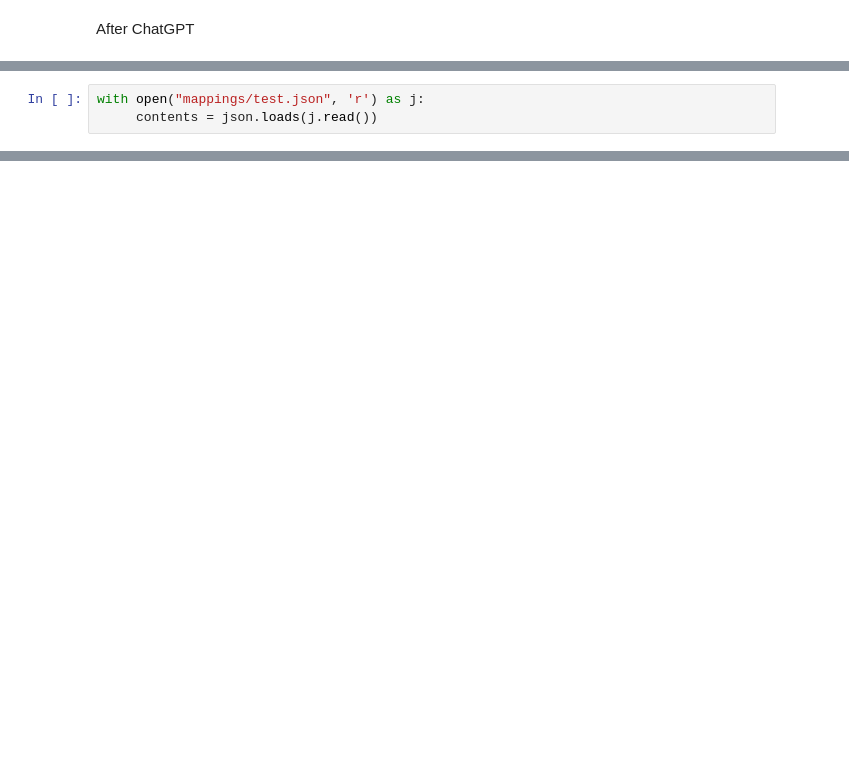
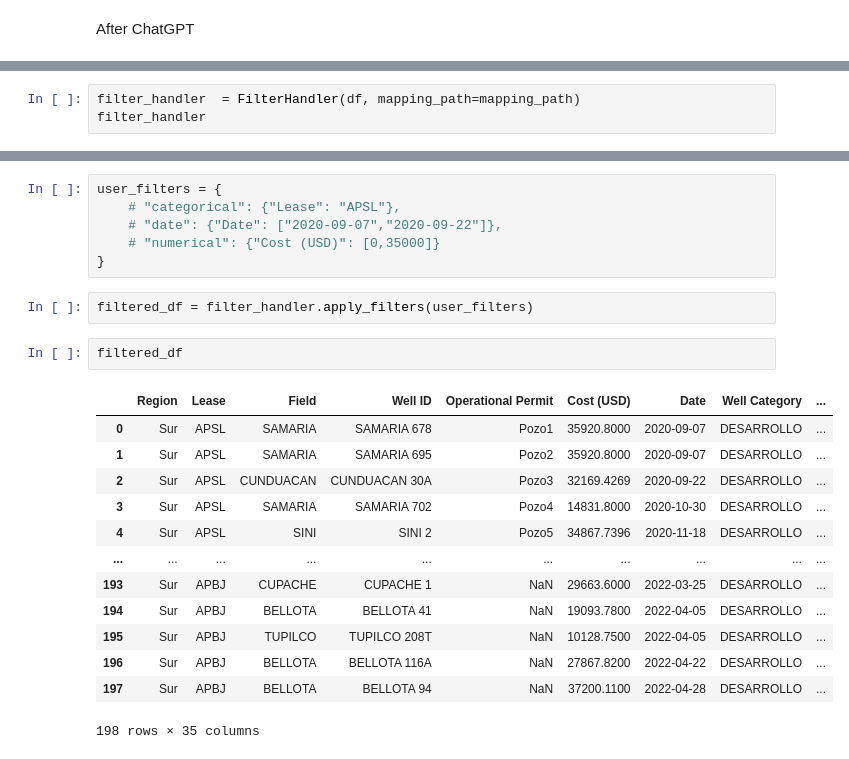
Before and after one commit to marcusats/oil-kpis, a Jupyter notebook: support.ipynb, the cells around one changed output, grey strips where cells are left out. Cells and saved outputs as stored; diff of their text form; blank space fills up the shorter version.

```diff
--- a/support.ipynb
+++ b/support.ipynb
@@ -163,3 +148,0 @@ Step 1: mappings=['Solvent Volume (m3)', 'Acid Volume (m3)', None, None]
-# %%
-with open("mappings/test.json", 'r') as j:
-     contents = json.loads(j.read())
@@ -185,0 +261,3 @@ contents
+# %%
+filter_handler  = FilterHandler(df, mapping_path=mapping_path)
+filter_handler
@@ -185,0 +280,24 @@ contents
+# %%
+user_filters = {
+    # "categorical": {"Lease": "APSL"},
+    # "date": {"Date": ["2020-09-07","2020-09-22"]},
+    # "numerical": {"Cost (USD)": [0,35000]}
+}
+# %%
+filtered_df = filter_handler.apply_filters(user_filters)
+# %%
+filtered_df
+# %% [output]
+|  | Region | Lease | Field | Well ID | Operational Permit | Cost (USD) | Date | Well Category | ... |
+| 0 | Sur | APSL | SAMARIA | SAMARIA 678 | Pozo1 | 35920.8000 | 2020-09-07 | DESARROLLO | ... |
+| 1 | Sur | APSL | SAMARIA | SAMARIA 695 | Pozo2 | 35920.8000 | 2020-09-07 | DESARROLLO | ... |
+| 2 | Sur | APSL | CUNDUACAN | CUNDUACAN 30A | Pozo3 | 32169.4269 | 2020-09-22 | DESARROLLO | ... |
+| 3 | Sur | APSL | SAMARIA | SAMARIA 702 | Pozo4 | 14831.8000 | 2020-10-30 | DESARROLLO | ... |
+| 4 | Sur | APSL | SINI | SINI 2 | Pozo5 | 34867.7396 | 2020-11-18 | DESARROLLO | ... |
+| ... | ... | ... | ... | ... | ... | ... | ... | ... | ... |
+| 193 | Sur | APBJ | CUPACHE | CUPACHE 1 | NaN | 29663.6000 | 2022-03-25 | DESARROLLO | ... |
+| 194 | Sur | APBJ | BELLOTA | BELLOTA 41 | NaN | 19093.7800 | 2022-04-05 | DESARROLLO | ... |
+| 195 | Sur | APBJ | TUPILCO | TUPILCO 208T | NaN | 10128.7500 | 2022-04-05 | DESARROLLO | ... |
+| 196 | Sur | APBJ | BELLOTA | BELLOTA 116A | NaN | 27867.8200 | 2022-04-22 | DESARROLLO | ... |
+| 197 | Sur | APBJ | BELLOTA | BELLOTA 94 | NaN | 37200.1100 | 2022-04-28 | DESARROLLO | ... |
+198 rows × 35 columns
```
Also changed, not shown: parts of 22 cells of this notebook, 18 other files.
